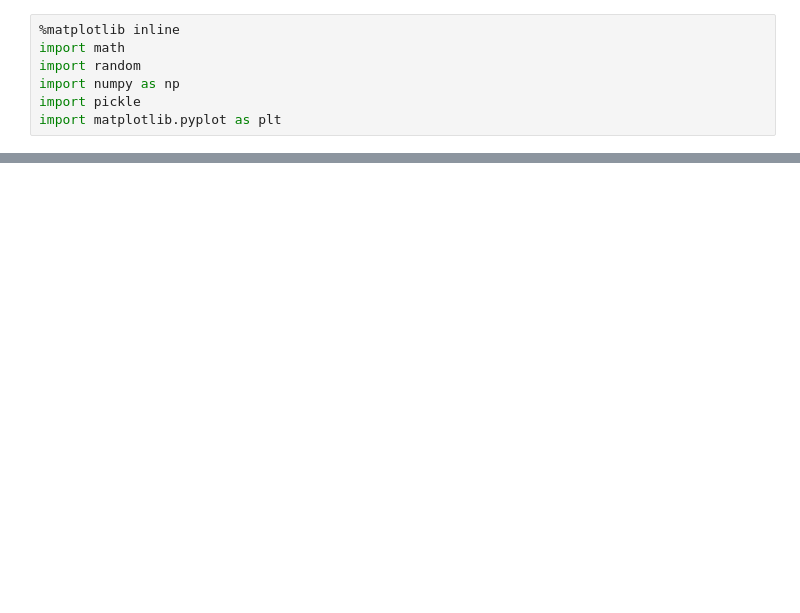
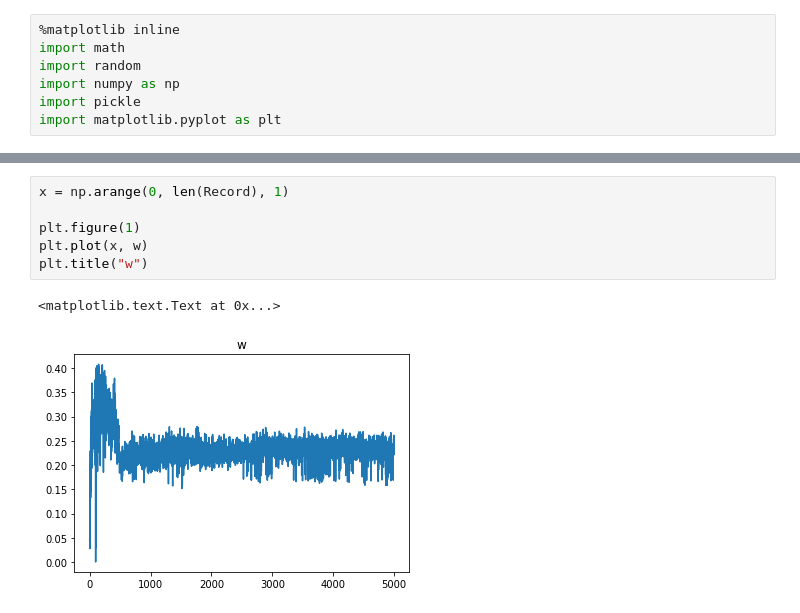
Before and after one commit to weihaosky/robot-manipulation-DRL, a Jupyter notebook: scripts/plot_record.ipynb, the cells around one changed output, grey strips where cells are left out. Saved outputs shown, nothing was run; the diff lists cells and outputs as text; blank space fills up the shorter version.

```diff
--- a/scripts/plot_record.ipynb
+++ b/scripts/plot_record.ipynb
@@ -22,0 +38,9 @@ plt.title("reward")
+# %%
+x = np.arange(0, len(Record), 1)
+
+plt.figure(1)
+plt.plot(x, w)
+plt.title("w")
+# %% [output]
+<matplotlib.text.Text at 0x...>
+[figure, added]
```
Also changed, not shown: parts of 3 cells of this notebook, 2 other files.
